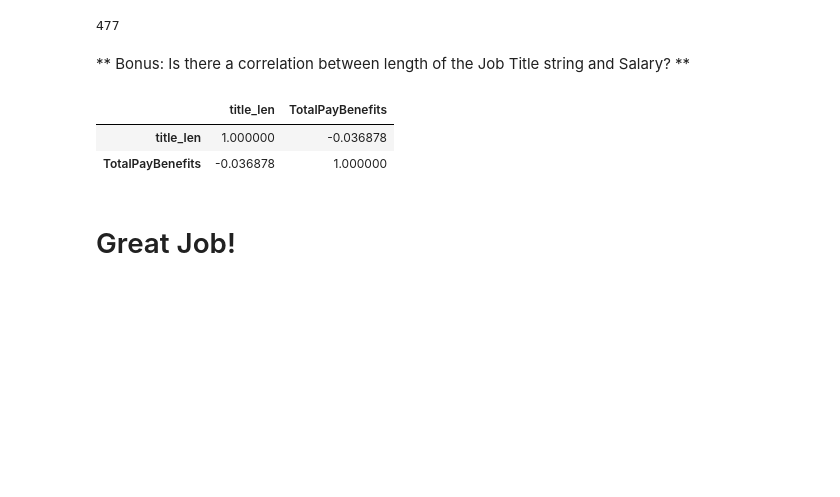
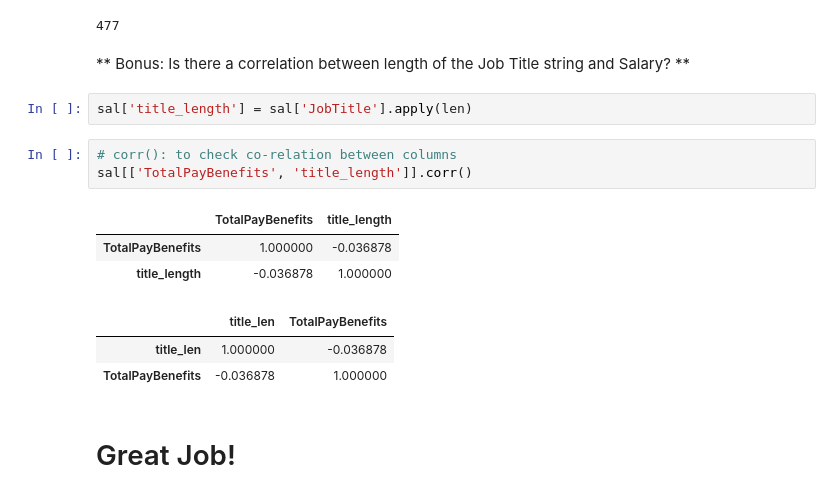
Before and after one commit to shahbazmansahia/DataAnalysisWithPython, a Jupyter notebook: Refactored_Py_DS_ML_Bootcamp-master/04-Pandas-Exercises/01-SF Salaries Exercise.ipynb, the cells around one changed output. Cells and saved outputs as stored; diff of their text form; blank space fills up the shorter version.

```diff
--- a/Refactored_Py_DS_ML_Bootcamp-master/04-Pandas-Exercises/01-SF Salaries Exercise.ipynb
+++ b/Refactored_Py_DS_ML_Bootcamp-master/04-Pandas-Exercises/01-SF Salaries Exercise.ipynb
@@ -183,6 +198,15 @@ sal['JobTitle'].str.lower().str.find('chief').value_counts().drop(-1).sum()
 477
 # %% [markdown]
 ** Bonus: Is there a correlation between length of the Job Title string and Salary? **
+# %%
+sal['title_length'] = sal['JobTitle'].apply(len)
+# %%
+# corr(): to check co-relation between columns
+sal[['TotalPayBenefits', 'title_length']].corr()
+# %% [output]
+|  | TotalPayBenefits | title_length |
+| TotalPayBenefits | 1.000000 | -0.036878 |
+| title_length | -0.036878 | 1.000000 |
 # %%
 # %% [output]
 |  | title_len | TotalPayBenefits |
```
Also changed, not shown: parts of 6 cells of this notebook, 2 other files.
